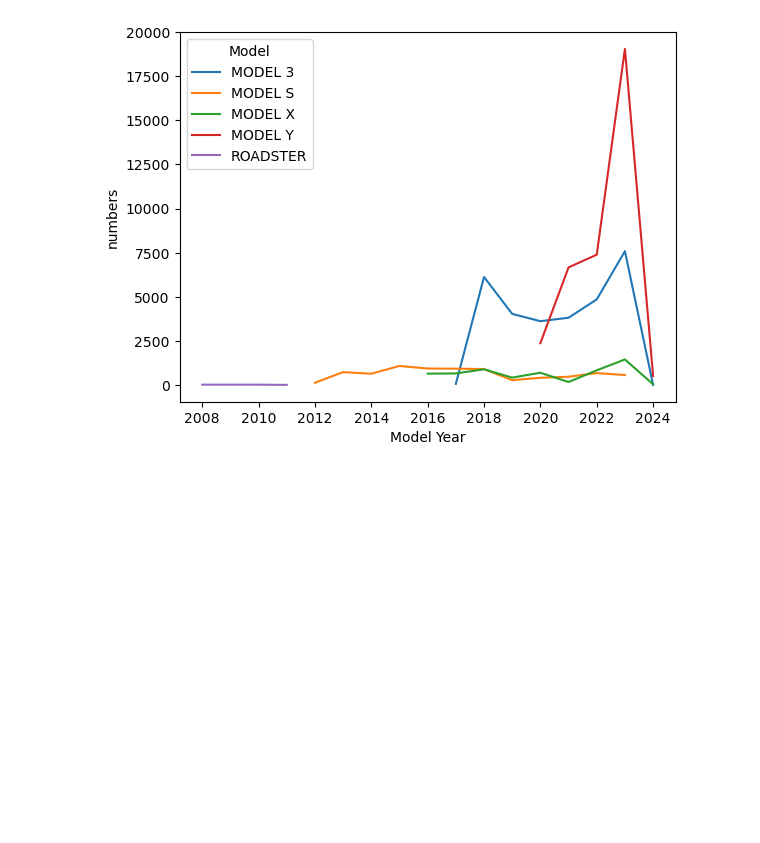
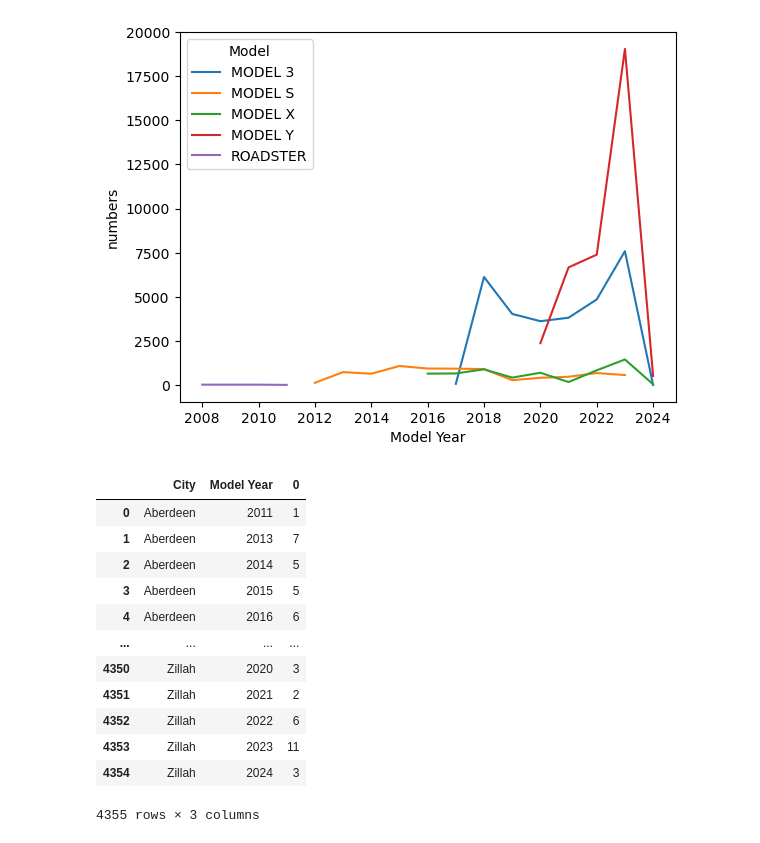
Before and after one commit to sshettyongit/EV_EDA_tesla, a Jupyter notebook: EV-EDA.ipynb, the cells around one changed output. Cells and saved outputs as stored; diff of their text form; code cells hidden in the pictures; blank space fills up the shorter version.

```diff
--- a/EV-EDA.ipynb
+++ b/EV-EDA.ipynb
@@ -252,0 +255,16 @@ sns.lineplot( data  = tesla_yr_dta , x = 'Model Year' , y = 'numbers' , hue = 'M
+# %%
+city_per_year
+# %% [output]
+|  | City | Model Year | 0 |
+| 0 | Aberdeen | 2011 | 1 |
+| 1 | Aberdeen | 2013 | 7 |
+| 2 | Aberdeen | 2014 | 5 |
+| 3 | Aberdeen | 2015 | 5 |
+| 4 | Aberdeen | 2016 | 6 |
+| ... | ... | ... | ... |
+| 4350 | Zillah | 2020 | 3 |
+| 4351 | Zillah | 2021 | 2 |
+| 4352 | Zillah | 2022 | 6 |
+| 4353 | Zillah | 2023 | 11 |
+| 4354 | Zillah | 2024 | 3 |
+4355 rows × 3 columns
```
Also changed, not shown: parts of 8 cells of this notebook.
